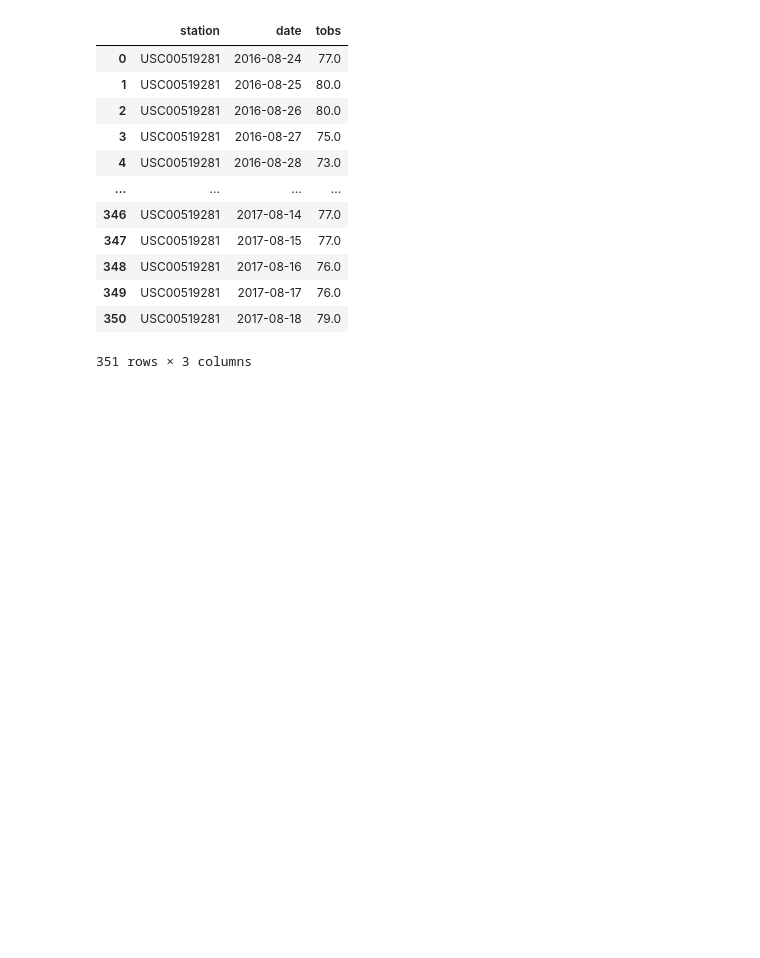
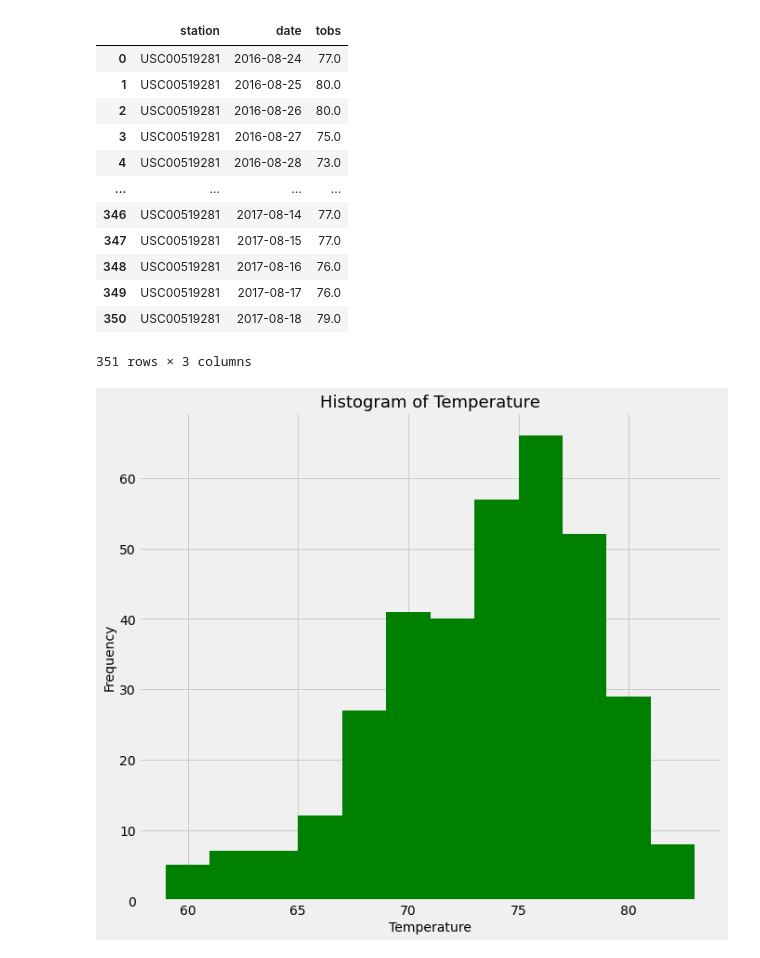
Before and after one commit to mel-c-lowe/SQLAlchemy_Challenge, a Jupyter notebook: SQL_Alchemy_Homework.ipynb, the cells around one changed output. Cells and saved outputs as stored; diff of their text form; code cells hidden in the pictures; blank space fills up the shorter version.

```diff
--- a/SQL_Alchemy_Homework.ipynb
+++ b/SQL_Alchemy_Homework.ipynb
@@ -218,16 +218,17 @@ tobs_data
 | 350 | USC00519281 | 2017-08-18 | 79.0 |
 351 rows × 3 columns
 # %%
+# Plot station USC00519281 data
 
-# Ok, let's try to plot the histogram
-
-x = salaries_data
-salary_hist = plt.figure(figsize = (10, 9))
-plt.hist(x, bins=20, color="green")
-plt.xlabel("Salaries", fontsize=14)
-plt.ylabel("Count", fontsize=14)
-plt.title("Histogram of Salaries", fontsize=18)
+x = tobs_data['tobs']
+waihee_hist = plt.figure(figsize = (10, 9))
+plt.hist(x, bins=12, color="green")
+plt.xlabel("Temperature", fontsize=14)
+plt.ylabel("Frequency", fontsize=14)
+plt.title("Histogram of Temperature", fontsize=18)
 plt.show()
+# %% [output]
+[figure, added]
 # %%
 'station': 'USC00519397',
  'tobs': 65.0,
```
Also changed, not shown: 1 other file.
